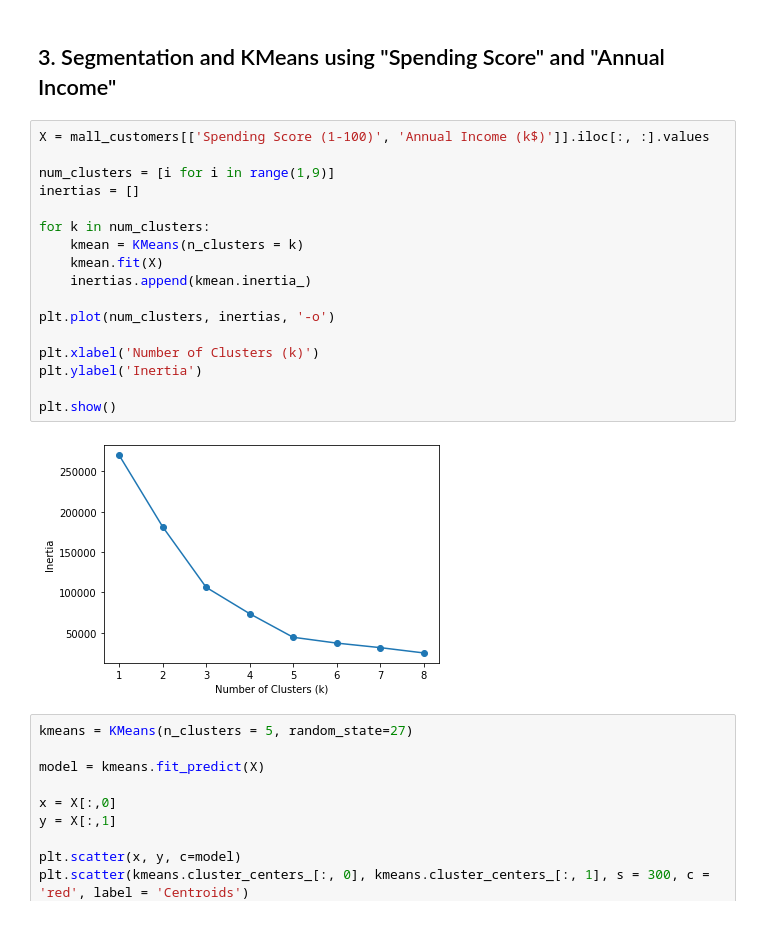
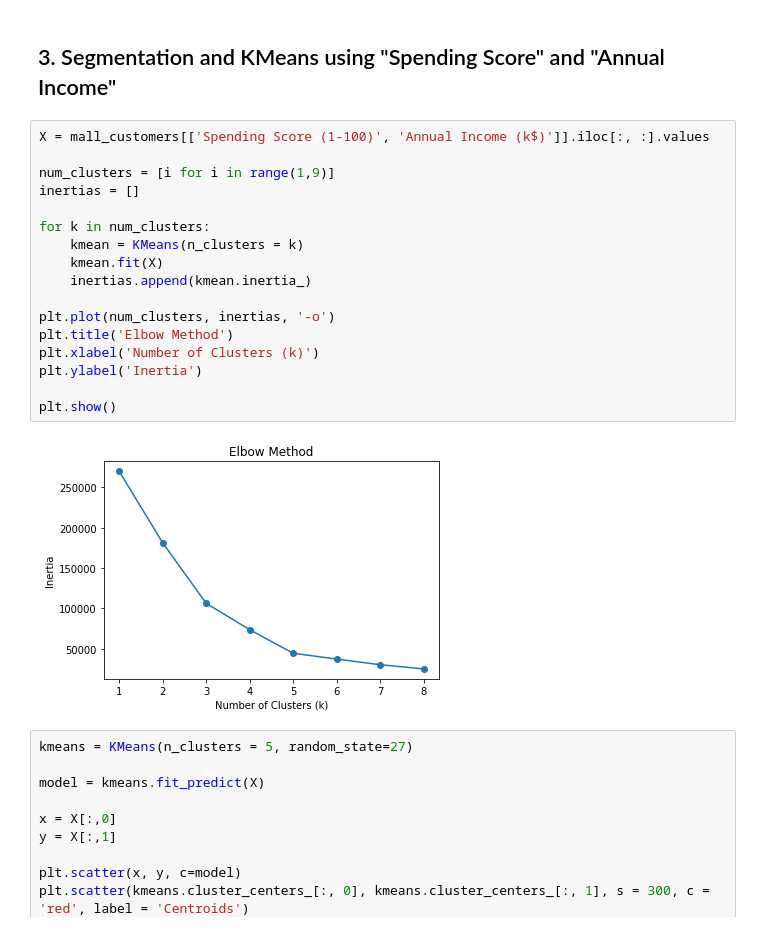
Before and after one commit to joeyc13/Mall-Customer-Clustering, a Jupyter notebook: mall_customers.ipynb, the cells around one changed output. Drawn from its saved outputs; the diff is of its cells as text.

```diff
--- a/mall_customers.ipynb
+++ b/mall_customers.ipynb
@@ -136,22 +152,22 @@ Text(0, 0.5, 'Annual Income (k$)')
 # %%
 X = mall_customers[['Spending Score (1-100)', 'Annual Income (k$)']].iloc[:, :].values
 
 num_clusters = [i for i in range(1,9)]
 inertias = []
 
 for k in num_clusters:
     kmean = KMeans(n_clusters = k)
     kmean.fit(X)
     inertias.append(kmean.inertia_)
 
 plt.plot(num_clusters, inertias, '-o')
-
+plt.title('Elbow Method')
 plt.xlabel('Number of Clusters (k)')
 plt.ylabel('Inertia')
 
 plt.show()
 # %% [output]
-[figure, old version]
+[figure, new version]
 # %%
 kmeans = KMeans(n_clusters = 5, random_state=27)
 
```
Also changed, not shown: parts of 10 cells of this notebook.
